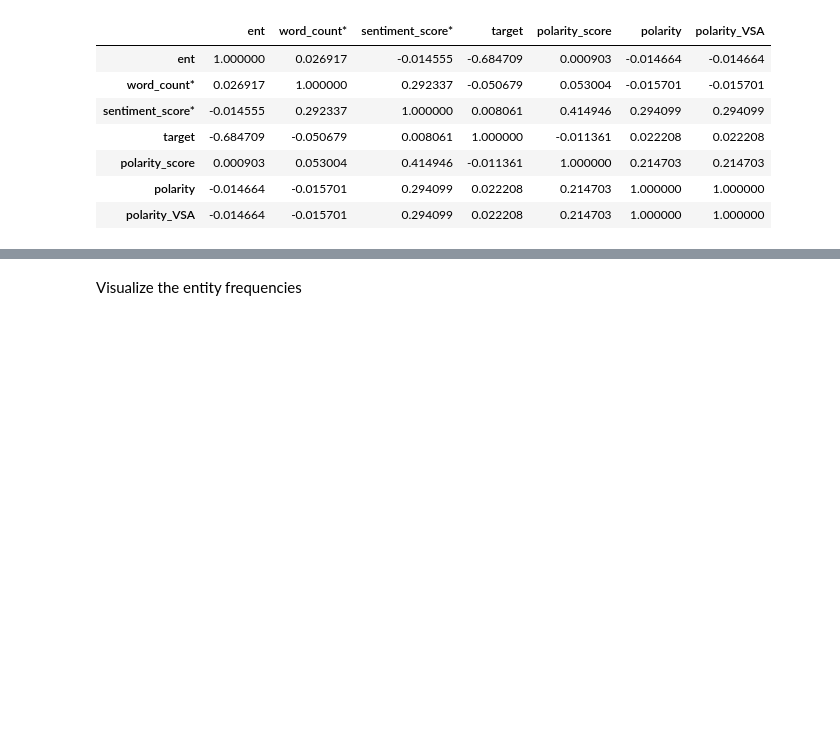
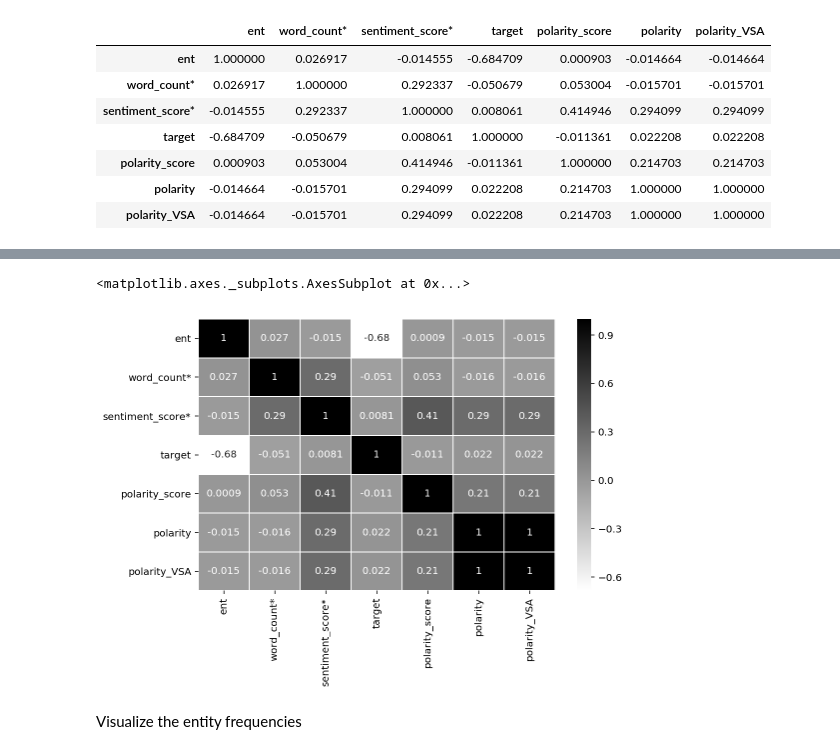
Before and after one commit to Atashnezhad/NLP_Proj2, a Jupyter notebook: Codes/P03_Exploratory data analysis.ipynb, the cells around one changed output, grey strips where cells are left out. Cells and saved outputs as stored; diff of their text form; code cells hidden in the pictures; blank space fills up the shorter version.

```diff
--- a/Codes/P03_Exploratory data analysis.ipynb
+++ b/Codes/P03_Exploratory data analysis.ipynb
@@ -886,3 +891,15 @@ df_reddit.describe()
+# %%
+df_reddit_corr = df_reddit.corr()
+plt.figure(figsize=(8,5))
+sns.heatmap(df_reddit_corr,
+            xticklabels=df_reddit_corr.columns,
+            yticklabels=df_reddit_corr.columns,
+            cmap='binary',
+            annot=True,
+            linewidth=0.5)
+# %% [output]
+<matplotlib.axes._subplots.AxesSubplot at 0x...>
+[figure, added]
 # %%
 import collections
 # counter=collections.Counter(corpus)
```
Also changed, not shown: parts of 29 cells of this notebook, 6 other files.
